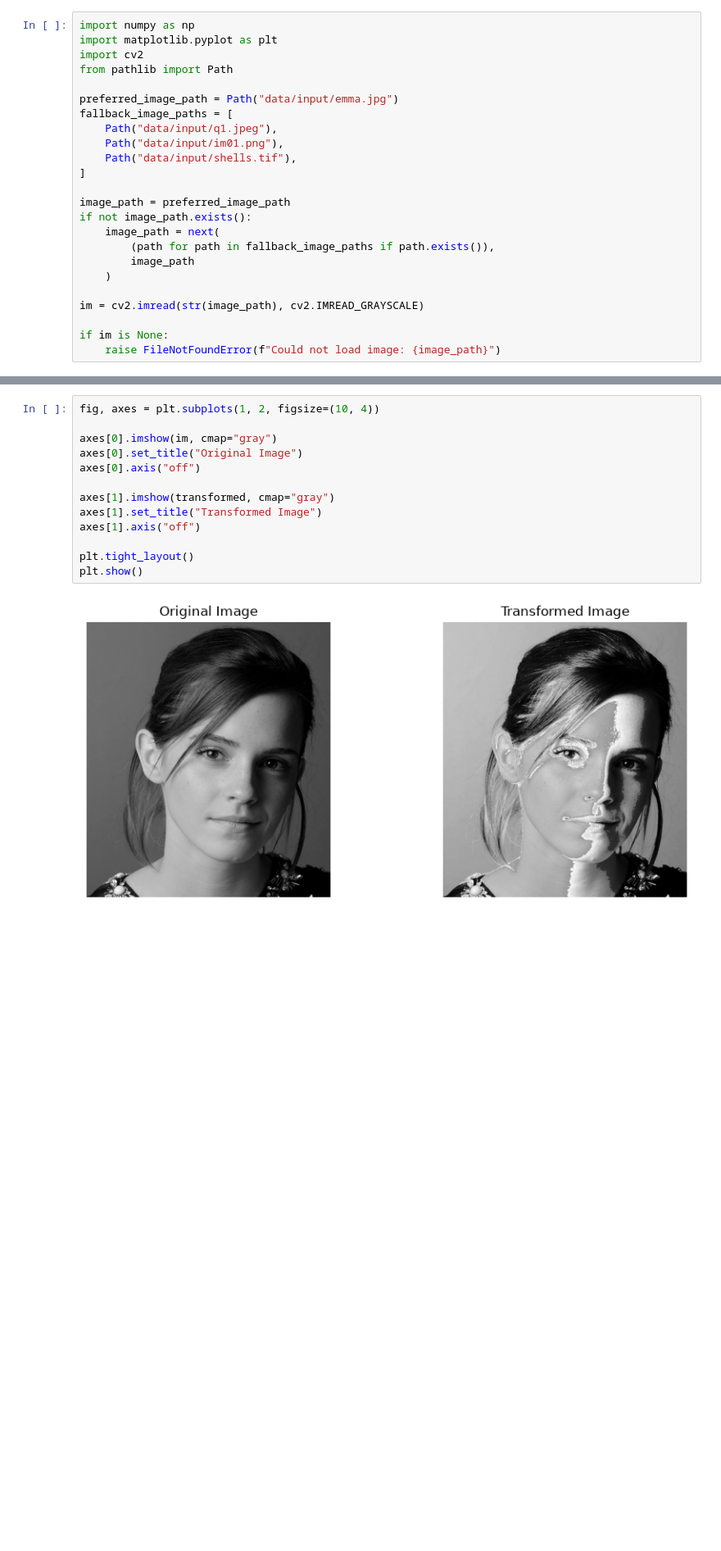
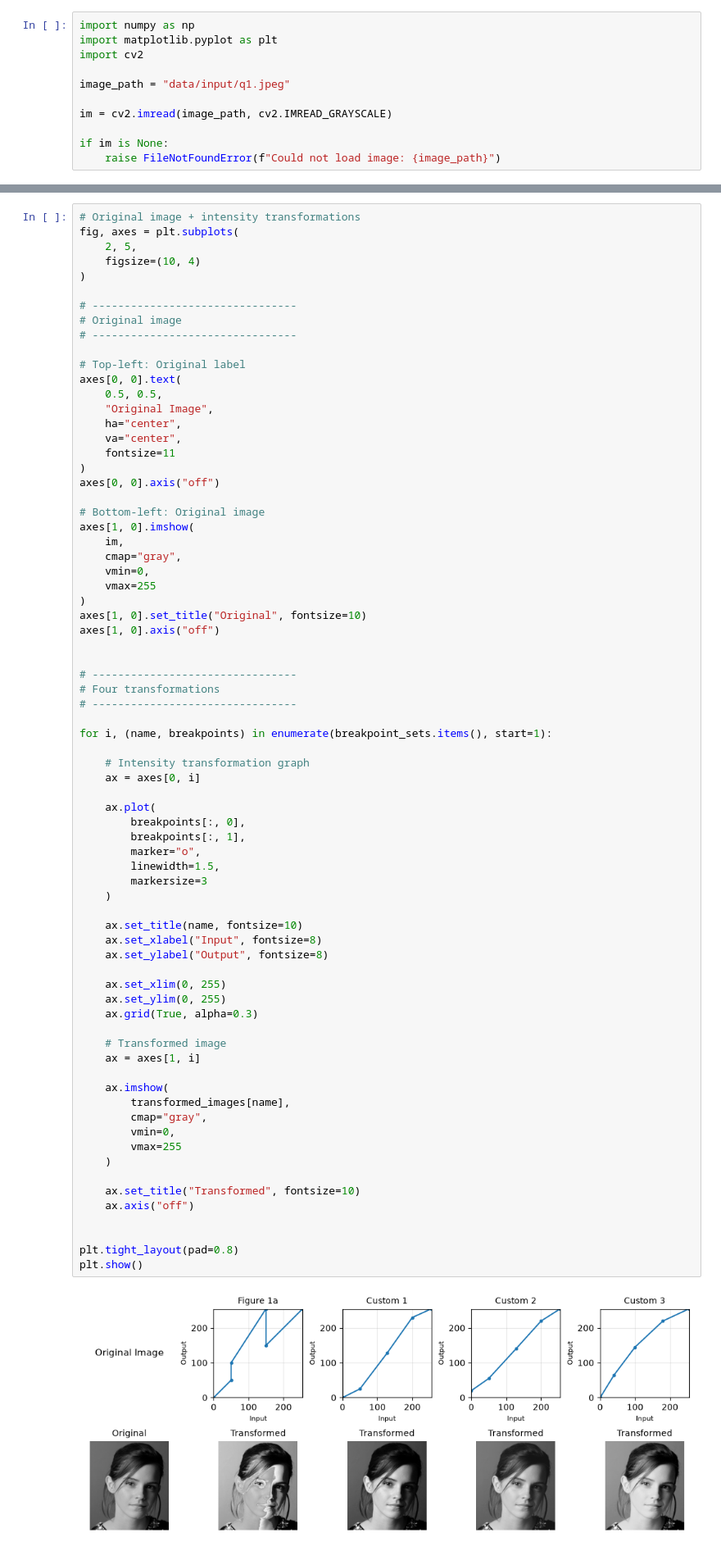
Before and after one commit to chaniruranawaka/Intensity-Transformations-and-Neighborhood-Filtering, a Jupyter notebook: A01.ipynb, the cells around one changed output, grey strips where cells are left out. Shown at 82% size. Cells and saved outputs as stored; diff of their text form; blank space fills up the shorter version.

```diff
--- a/A01.ipynb
+++ b/A01.ipynb
@@ -23,23 +24,10 @@ characteristics and visual quality.
 import numpy as np
 import matplotlib.pyplot as plt
 import cv2
-from pathlib import Path
 
-preferred_image_path = Path("data/input/emma.jpg")
-fallback_image_paths = [
-    Path("data/input/q1.jpeg"),
-    Path("data/input/im01.png"),
-    Path("data/input/shells.tif"),
-]
+image_path = "data/input/q1.jpeg"
 
-image_path = preferred_image_path
-if not image_path.exists():
-    image_path = next(
-        (path for path in fallback_image_paths if path.exists()),
-        image_path
-    )
-
-im = cv2.imread(str(image_path), cv2.IMREAD_GRAYSCALE)
+im = cv2.imread(image_path, cv2.IMREAD_GRAYSCALE)
 
 if im is None:
     raise FileNotFoundError(f"Could not load image: {image_path}")
@@ -117,15 +99,75 @@ transformed_images = {
 # %%
-fig, axes = plt.subplots(1, 2, figsize=(10, 4))
+# Original image + intensity transformations
+fig, axes = plt.subplots(
+    2, 5,
+    figsize=(10, 4)
+)
 
-axes[0].imshow(im, cmap="gray")
-axes[0].set_title("Original Image")
-axes[0].axis("off")
+# --------------------------------
+# Original image
+# --------------------------------
 
-axes[1].imshow(transformed, cmap="gray")
-axes[1].set_title("Transformed Image")
-axes[1].axis("off")
+# Top-left: Original label
+axes[0, 0].text(
+    0.5, 0.5,
+    "Original Image",
+    ha="center",
+    va="center",
+    fontsize=11
+)
+axes[0, 0].axis("off")
 
-plt.tight_layout()
+# Bottom-left: Original image
+axes[1, 0].imshow(
+    im,
+    cmap="gray",
+    vmin=0,
+    vmax=255
+)
+axes[1, 0].set_title("Original", fontsize=10)
+axes[1, 0].axis("off")
+
+
+# --------------------------------
+# Four transformations
+# --------------------------------
+
+for i, (name, breakpoints) in enumerate(breakpoint_sets.items(), start=1):
+
+    # Intensity transformation graph
+    ax = axes[0, i]
+
+    ax.plot(
+        breakpoints[:, 0],
+        breakpoints[:, 1],
+        marker="o",
+        linewidth=1.5,
+        markersize=3
+    )
+
+    ax.set_title(name, fontsize=10)
+    ax.set_xlabel("Input", fontsize=8)
+    ax.set_ylabel("Output", fontsize=8)
+
+    ax.set_xlim(0, 255)
+    ax.set_ylim(0, 255)
+    ax.grid(True, alpha=0.3)
+
+    # Transformed image
+    ax = axes[1, i]
+
+    ax.imshow(
+        transformed_images[name],
+        cmap="gray",
+        vmin=0,
+        vmax=255
+    )
+
+    ax.set_title("Transformed", fontsize=10)
+    ax.axis("off")
+
+
+plt.tight_layout(pad=0.8)
 plt.show()
 # %% [output]
-[figure, old version]
+[figure, new version]
```
Also changed, not shown: parts of 30 cells of this notebook.
